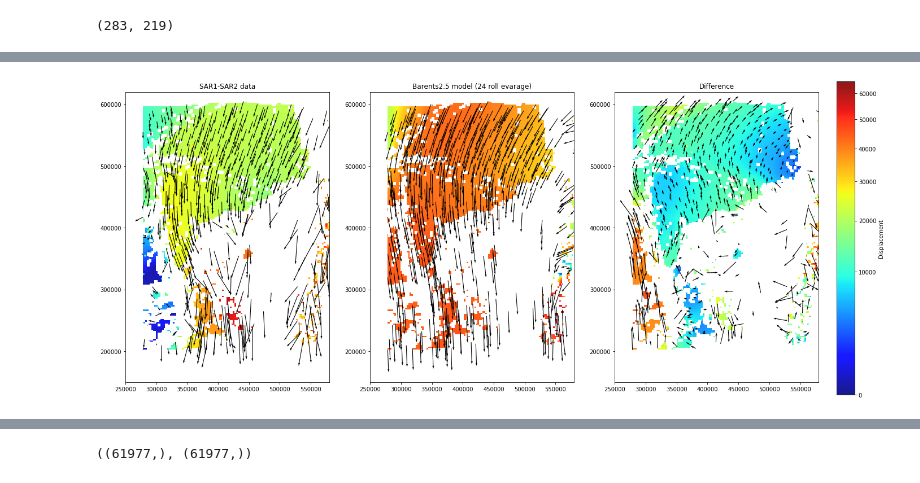
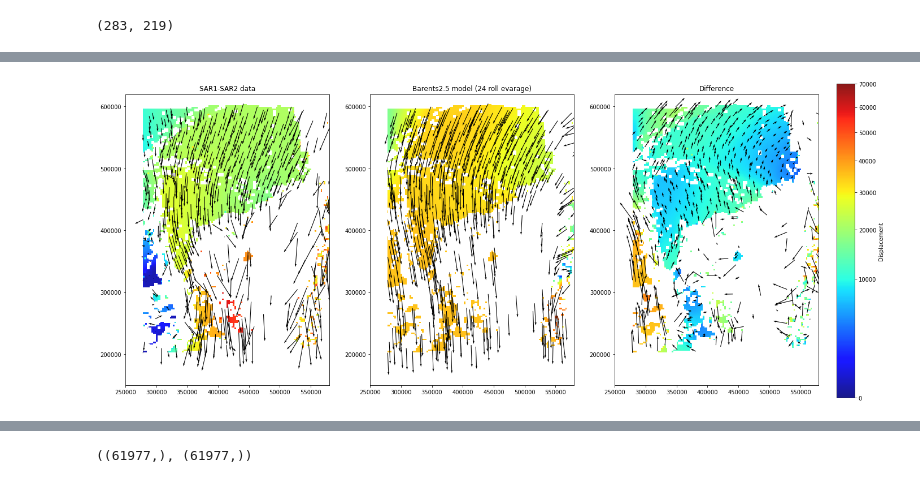
Before and after one commit to AnnaT1990/SAR_forecast_experiment, a Jupyter notebook: 2022-2023_48h_experiment/drift_comparison/12-14feb_sar_vs_model.ipynb, the cells around one changed output, grey strips where cells are left out. Saved outputs shown, nothing was run; the diff lists cells and outputs as text; code cells hidden in the pictures.

```diff
--- a/2022-2023_48h_experiment/drift_comparison/12-14feb_sar_vs_model.ipynb
+++ b/2022-2023_48h_experiment/drift_comparison/12-14feb_sar_vs_model.ipynb
@@ -296,36 +318,46 @@ ax2.set_ylim([0.15e6, 0.62e6])
 
 ax2.set_aspect('equal')
 
 # Choose one of three ways to show difference:
 # 0) Difference vectors
 #quiver = ax3.quiver(X_subset[gpi_1416_02][::step], Y_subset[gpi_1416_02][::step], disp_dif_x[gpi_1416_02][::step], disp_dif_y[gpi_1416_02][::step],
 #                        np.hypot(disp_dif_x[gpi_1416_02][::step], disp_dif_y[gpi_1416_02][::step]), angles='xy', scale_units='xy', scale=0.8, cmap='jet', clim=[0, 40000])
 # 1) Difference vectors without gradient (to combine with the raster)
 quiver = ax3.quiver(X_subset[gpi_1416_02][::step], Y_subset[gpi_1416_02][::step], disp_dif_x[gpi_1416_02][::step], disp_dif_y[gpi_1416_02][::step],
                         angles='xy', scale_units='xy', scale=1, cmap='Greys', clim=[0, 40000], width=0.003)
 # 2) Difference raster masked with gpi
 #ax3.imshow(masked_disp_dif, cmap='jet', norm=PowerNorm(gamma=0.5), origin='lower', extent=[X_subset.min(), X_subset.max(), Y_subset.min(), Y_subset.max()], alpha=1)
 # 3) Total difference raster
 image3 = ax3.imshow(masked_disp_dif, cmap='jet', norm=PowerNorm(gamma=0.5), origin='lower', extent=[X_subset.min(), X_subset.max(), Y_subset.min(), Y_subset.max()], alpha=0.9)
 
 
 ax3.set_xlim([0.25e6, 0.58e6])
 ax3.set_ylim([0.15e6, 0.62e6])
 
 ax3.set_aspect('equal')
 
-# Create a colorbar axis
+# Create a common colorbar axis
 cbar_ax = fig.add_axes([0.92, 0.15, 0.02, 0.7])
-cbar = fig.colorbar(image1, cax=cbar_ax)
+
+# Create a common normalization object for all images
+norm = PowerNorm(gamma=0.5, vmin=0, vmax=70000)  # Adjust vmin and vmax as needed
+
+# Create a common colorbar for all images
+cbar = fig.colorbar(image1, cax=cbar_ax, norm=norm)
 cbar.set_label('Displacement')
+
+# Set the same normalization for all images
+image1.set_norm(norm)
+image2.set_norm(norm)
+image3.set_norm(norm)
 
 ax1.set_title("SAR1-SAR2 data")
 ax2.set_title("Barents2.5 model (24 roll evarage)")
 ax3.set_title("Difference")
 
 plt.show()
 # %% [output]
-[figure, old version]
+[figure, new version]
 # %%
 #Integrated drift filtered with gpi
 from matplotlib.colors import PowerNorm
```
Also changed, not shown: parts of 4 cells of this notebook, 9 other files.
